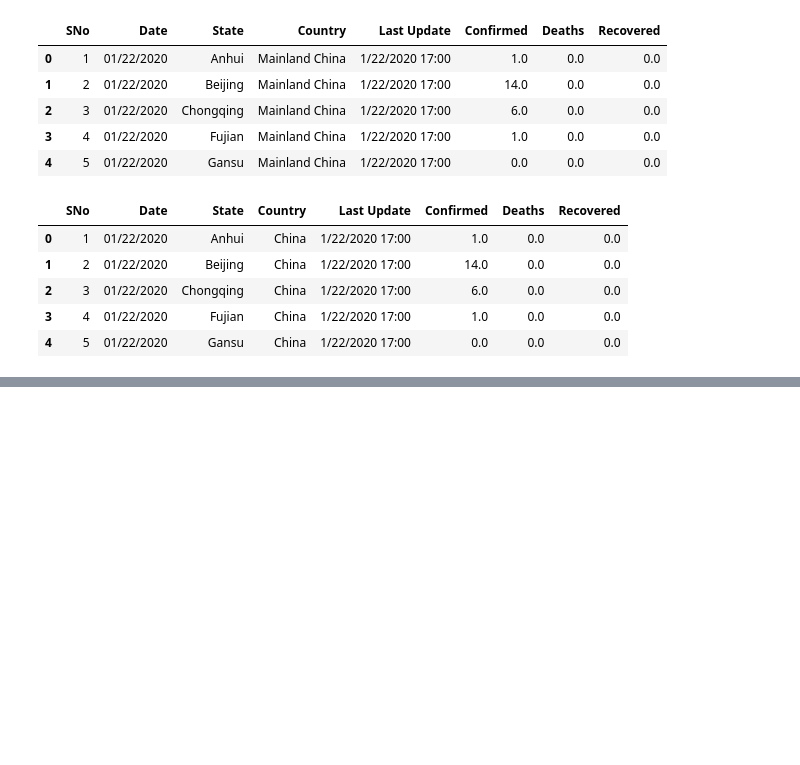
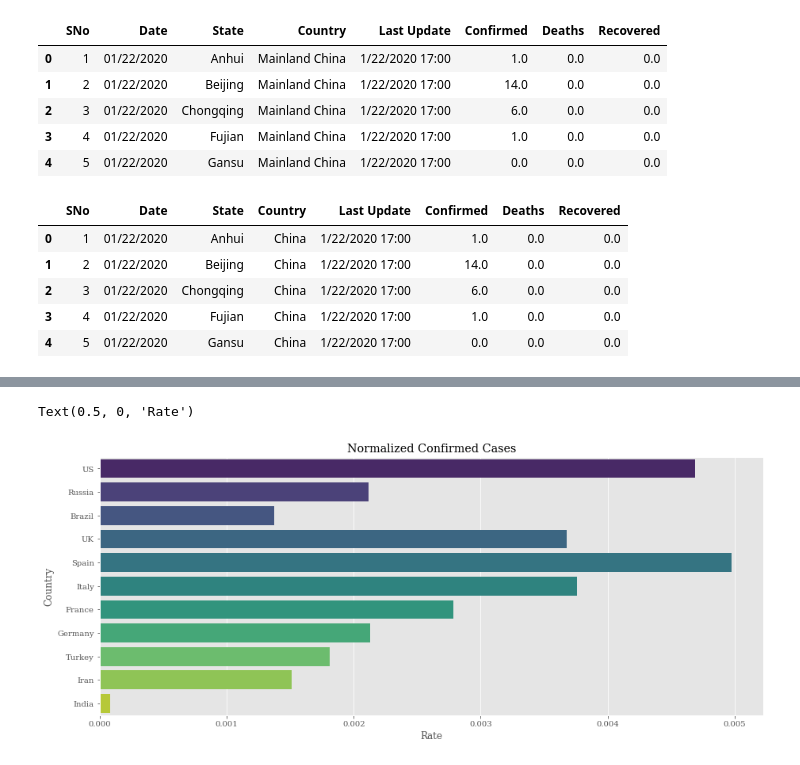
Before and after one commit to abhinavg8/covid_19, a Jupyter notebook: covid-19.ipynb, the cells around one changed output, grey strips where cells are left out. Cells and saved outputs as stored; diff of their text form; code cells hidden in the pictures; blank space fills up the shorter version.

```diff
--- a/covid-19.ipynb
+++ b/covid-19.ipynb
@@ -190,0 +207,4 @@ Text(0.5, 0, 'Recovered %')
+# %%
+df_country_Top10 = df_country.iloc[:11,:]
+df_country_Top10['Population'] = population.values()
+df_country_Top10
@@ -190,0 +224,4 @@ Text(0.5, 0, 'Recovered %')
+# %%
+df_country_Top10['rate_C'] = df_country_Top10['Confirmed']/df_country_Top10['Population']
+df_country_Top10['rate_D'] = df_country_Top10['Deaths']/df_country_Top10['Population']
+df_country_Top10['rate_R'] = df_country_Top10['Recovered']/df_country_Top10['Population']
@@ -190,0 +243,8 @@ Text(0.5, 0, 'Recovered %')
+# %%
+plt.figure(figsize = [15,6])
+sns.barplot('rate_C','Country',data = df_country_Top10,palette = 'viridis')
+plt.title('Normalized Confirmed Cases')
+plt.xlabel('Rate')
+# %% [output]
+Text(0.5, 0, 'Rate')
+[figure, added]
```
Also changed, not shown: parts of 21 cells of this notebook.
